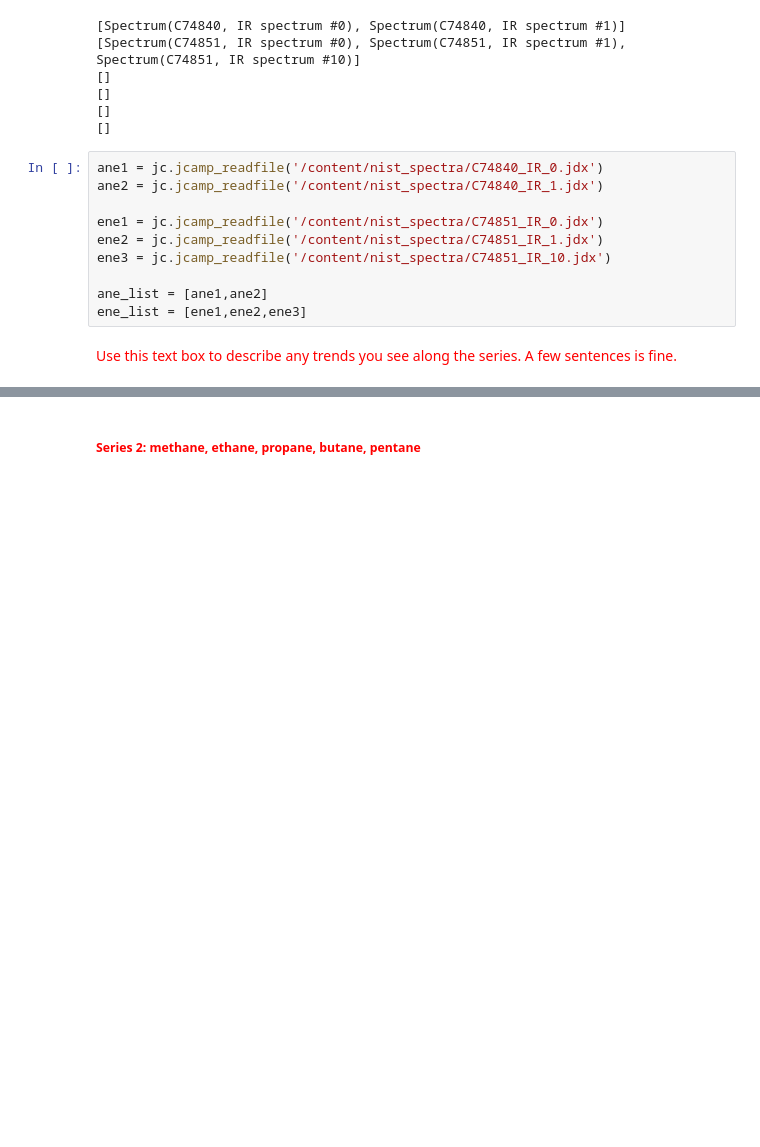
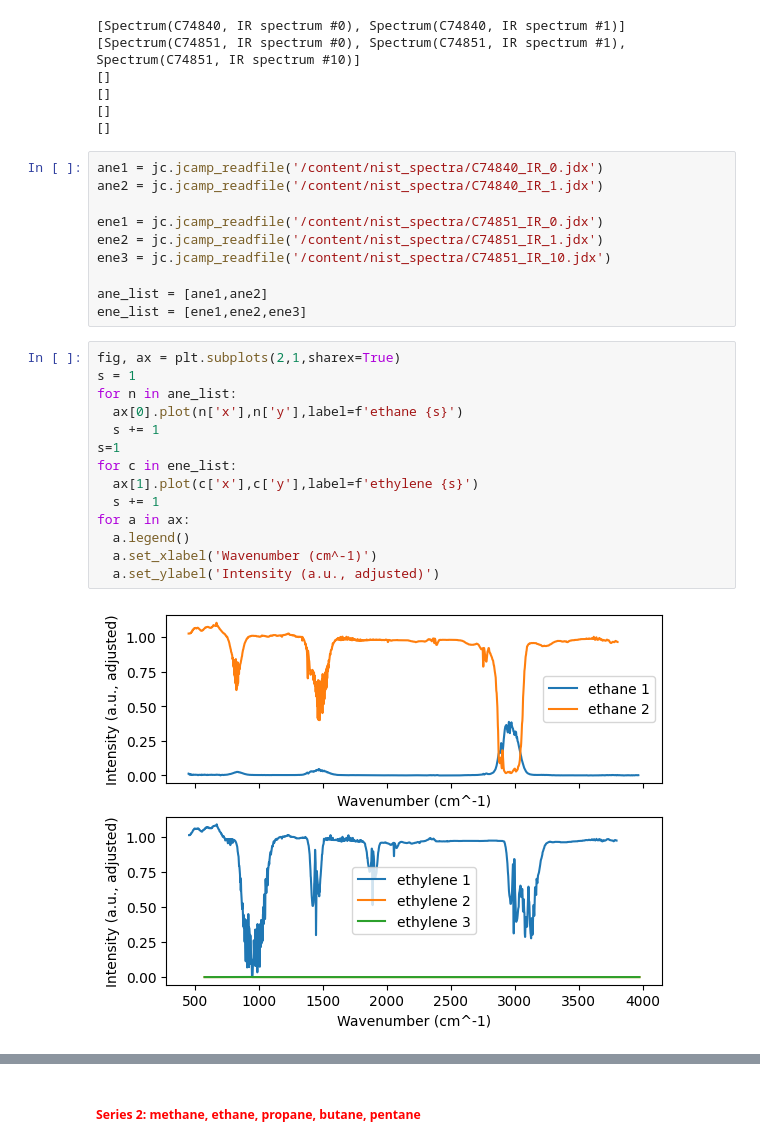
Before and after one commit to AngleKit/MSE7530Codes, a Jupyter notebook: Assignment1.ipynb, the cells around one changed output, grey strips where cells are left out. Drawn from its saved outputs; the diff is of its cells as text; blank space fills up the shorter version.

```diff
--- a/Assignment1.ipynb
+++ b/Assignment1.ipynb
@@ -171,5 +171,19 @@ ene3 = jc.jcamp_readfile('/content/nist_spectra/C74851_IR_10.jdx')
 
 ane_list = [ane1,ane2]
 ene_list = [ene1,ene2,ene3]
-# %% [markdown]
-<font color = 'red'> Use this text box to describe any trends you see along the series. A few sentences is fine.
+# %%
+fig, ax = plt.subplots(2,1,sharex=True)
+s = 1
+for n in ane_list:
+  ax[0].plot(n['x'],n['y'],label=f'ethane {s}')
+  s += 1
+s=1
+for c in ene_list:
+  ax[1].plot(c['x'],c['y'],label=f'ethylene {s}')
+  s += 1
+for a in ax:
+  a.legend()
+  a.set_xlabel('Wavenumber (cm^-1)')
+  a.set_ylabel('Intensity (a.u., adjusted)')
+# %% [output]
+[figure, added]
```
Also changed, not shown: parts of 10 cells of this notebook.
